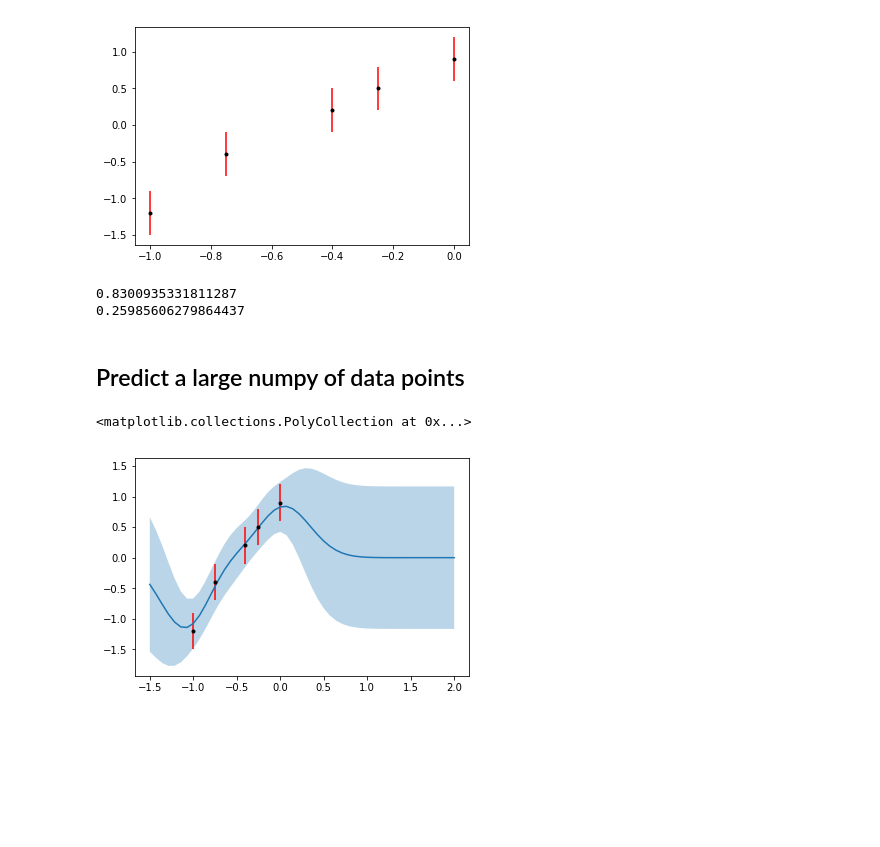
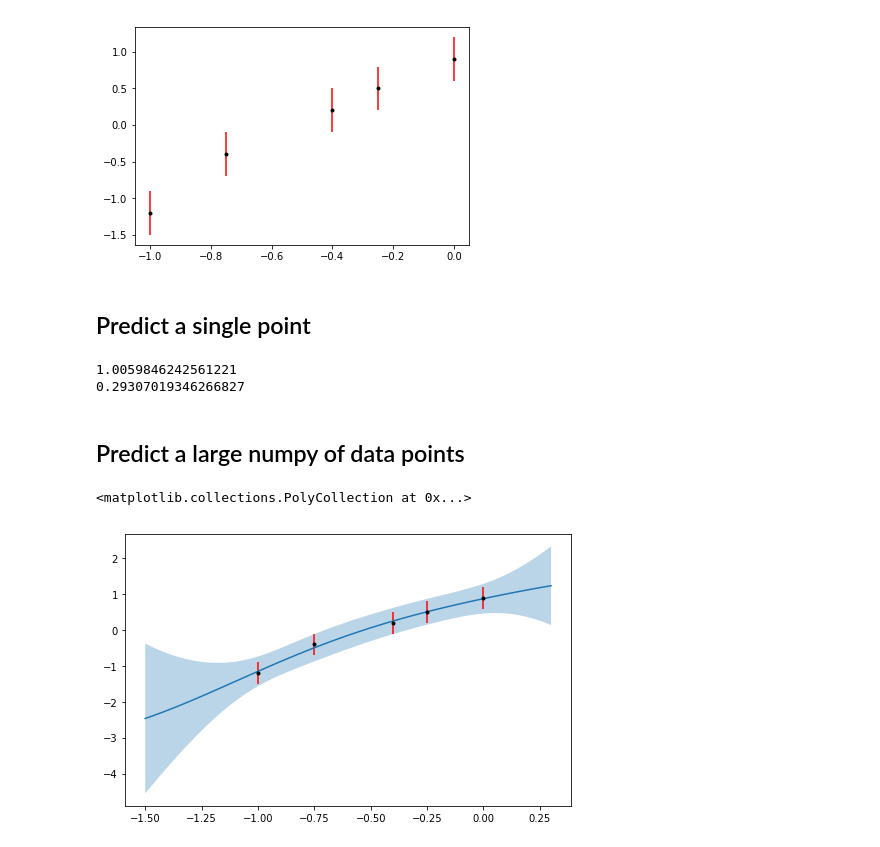
Before and after one commit to eniaxhakaj/phys_learning, a Jupyter notebook: gaussian_processes/manual_gp.ipynb, the cells around one changed output. Drawn from its saved outputs; the diff is of its cells as text; code cells hidden in the pictures; blank space fills up the shorter version.

Commit message:
More GP learning - description of function spaces and how they work

```diff
--- a/gaussian_processes/manual_gp.ipynb
+++ b/gaussian_processes/manual_gp.ipynb
@@ -18,15 +18,17 @@ goal_x = np.array([0.1])
 # at different locations should be
 
 # There are these two hyperparameters
-max_covariance = 1.27
-length_scale = 0.1
+max_covariance = 100
+length_scale = 1
 
 def covariance_function(x):
     xCol = np.expand_dims(x, 1)
     xRow = np.expand_dims(x, 0)
     basic_cov = max_covariance * np.exp(-(xRow - xCol)**2/(2*length_scale))
     data_err_cov = np.identity(len(x)) * err**2
-    return basic_cov + data_err_cov
+    return (basic_cov + data_err_cov)
+# %% [markdown]
+## Predict a single point
 # %%
 # We can build up the covariance matrix for the known data + the test data
 # Also need a mean
@@ -52,34 +54,30 @@ var_y = cov_test_with_test - np.dot(
         np.linalg.inv(cov_data_with_data), cov_test_with_data))
 print(var_y)
 # %% [output]
-0.8300935331811287
-0.25985606279864437
+1.0059846242561221
+0.29307019346266827
 # %% [markdown]
 ## Predict a large numpy of data points
 # %%
-goals = np.linspace(-1.5, 2, num=50)
-pred_ys = []
-var_ys = []
-for gx in goals:
-    cov_matrix = covariance_function(np.concatenate((x, [gx])))
-    cov_test_with_data = cov_matrix[-1 ,:-1]
-    cov_data_with_data = cov_matrix[:-1,:-1]
-    cov_test_with_test = cov_matrix[-1 , -1]
+goals = np.linspace(-1.5, 0.3, num=50)
 
-    pred_ys.append(np.dot(cov_test_with_data, np.matmul(np.linalg.inv(cov_data_with_data), y)))
+cov_matrix = covariance_function(np.concatenate((x, goals)))
+cut = len(x)
+cov_test_with_data = cov_matrix[cut:,:cut]
+cov_data_with_data = cov_matrix[:cut,:cut]
+cov_test_with_test = cov_matrix[cut:,cut:]
 
-    var_ys.append(cov_test_with_test -
-                  np.dot(cov_test_with_data,
-                         np.matmul(np.linalg.inv(cov_data_with_data), cov_test_with_data)))
+pred_ys = np.matmul(cov_test_with_data, np.matmul(np.linalg.inv(cov_data_with_data), y))
 
-pred_ys = np.array(pred_ys)
-var_ys = np.array(var_ys)
+var_ys = cov_test_with_test - np.matmul(cov_test_with_data,
+        np.matmul(np.linalg.inv(cov_data_with_data), cov_test_with_data.T))
+var_ys = np.diag(var_ys) # off diagonals are the covariance which we don't care about
 # %%
-_, ax = plt.subplots()
+_, ax = plt.subplots(figsize=(8, 5))
 ax.errorbar(x, y, yerr=err, linestyle="", marker=".", color="black", ecolor="red")
 
 ax.plot(goals, pred_ys)
 ax.fill_between(goals, pred_ys - np.sqrt(var_ys), pred_ys + np.sqrt(var_ys), alpha=0.3)
 # %% [output]
 <matplotlib.collections.PolyCollection at 0x...>
-[figure, old version]
+[figure, new version]
```
Also changed, not shown: parts of 3 cells of this notebook.
